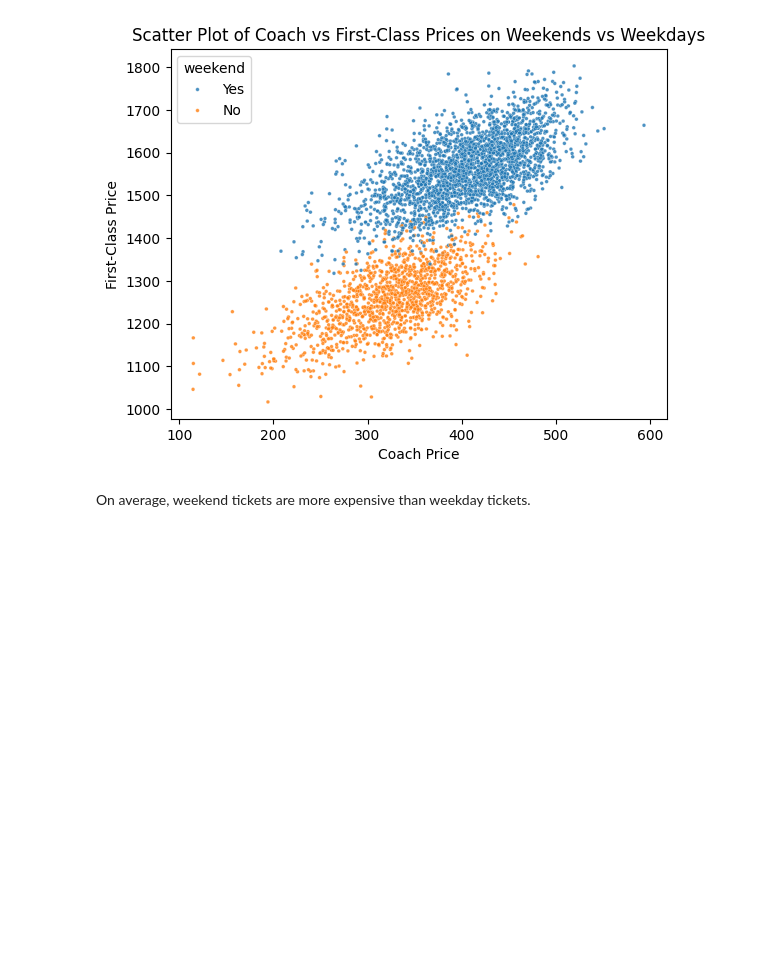
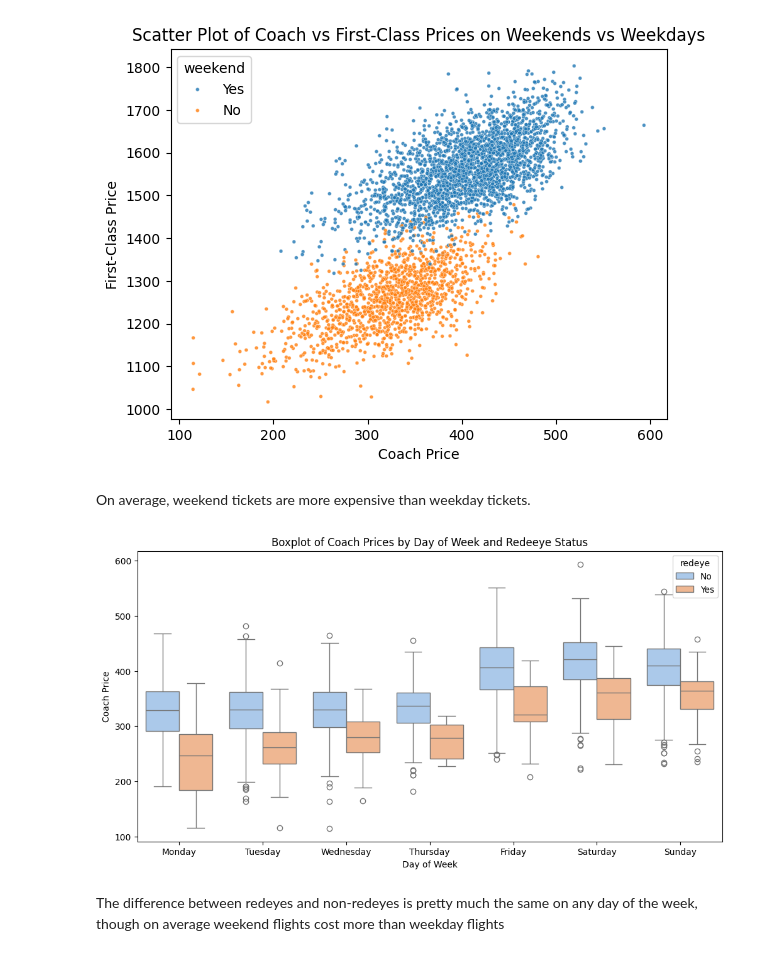
Before and after one commit to 7086600/airline_analysis_project, a Jupyter notebook: airline_analysis.ipynb, the cells around one changed output. Cells and saved outputs as stored; diff of their text form; code cells hidden in the pictures; blank space fills up the shorter version.

Commit message:
#8 boxplot: coach prices for redeyes and non-redeyes on each day of the week

```diff
--- a/airline_analysis.ipynb
+++ b/airline_analysis.ipynb
@@ -235,3 +235,13 @@ plt.show()
 On average, weekend tickets are more expensive than weekday tickets.
 # %%
 # 8 how do coach prices differ for redeyes and non-redeyes on each day of the week
+plt.figure(figsize=(12, 6))
+sns.boxplot(data=flight_sub, x='day_of_week', y='coach_price', hue='redeye', palette='pastel', order=['Monday', 'Tuesday', 'Wednesday', 'Thursday', 'Friday', 'Saturday', 'Sunday'])
+plt.title('Boxplot of Coach Prices by Day of Week and Redeeye Status')
+plt.xlabel('Day of Week')
+plt.ylabel('Coach Price')
+plt.show()
+# %% [output]
+[figure, added]
+# %% [markdown]
+The difference between redeyes and non-redeyes is pretty much the same on any day of the week, though on average weekend flights cost more than weekday flights
```
